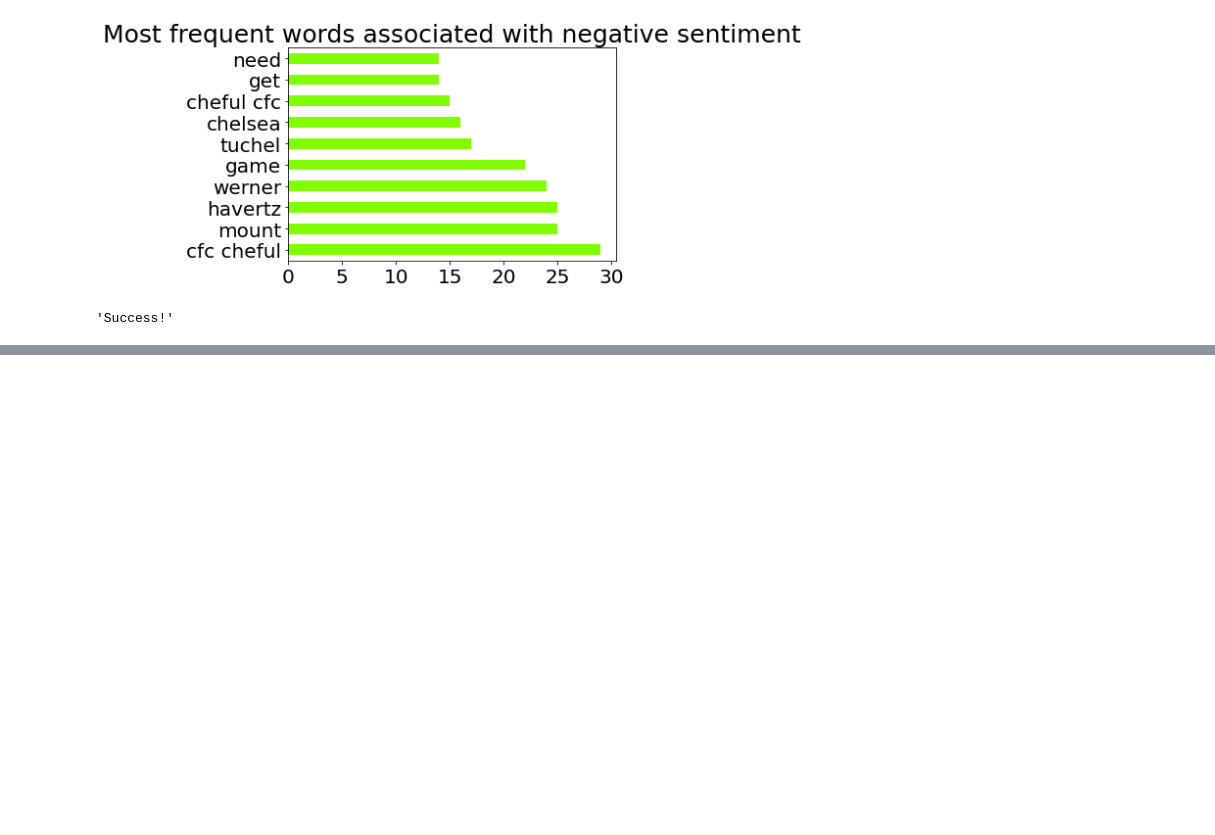
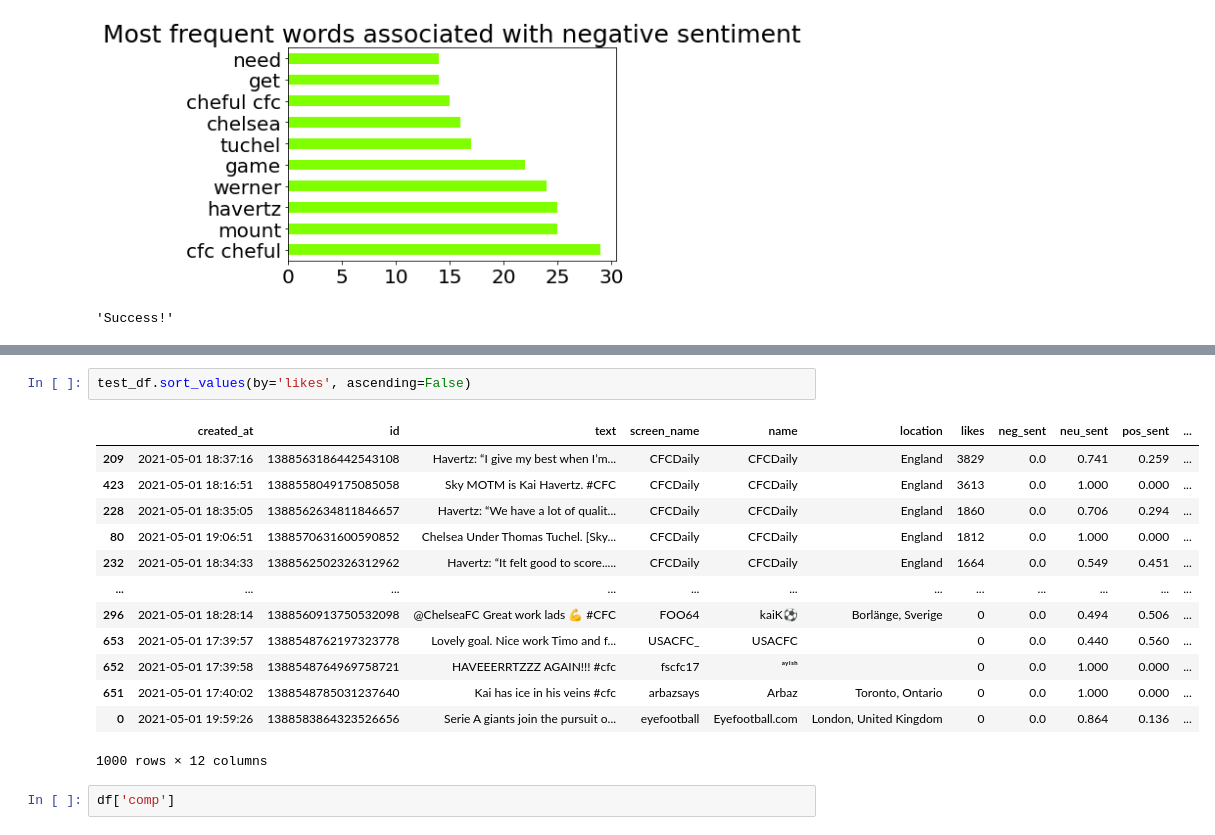
Before and after one commit to griffinwt/desent, a Jupyter notebook: Desent_func.ipynb, the cells around one changed output, grey strips where cells are left out. Cells and saved outputs as stored; diff of their text form; blank space fills up the shorter version.

```diff
--- a/Desent_func.ipynb
+++ b/Desent_func.ipynb
@@ -110,0 +147,18 @@ desent('#cfc')
+# %%
+test_df.sort_values(by='likes', ascending=False)
+# %% [output]
+|  | created_at | id | text | screen_name | name | location | likes | neg_sent | neu_sent | pos_sent | ... |
+| 209 | 2021-05-01 18:37:16 | 1388563186442543108 | Havertz: “I give my best when I’m... | CFCDaily | CFCDaily | England | 3829 | 0.0 | 0.741 | 0.259 | ... |
+| 423 | 2021-05-01 18:16:51 | 1388558049175085058 | Sky MOTM is Kai Havertz. #CFC | CFCDaily | CFCDaily | England | 3613 | 0.0 | 1.000 | 0.000 | ... |
+| 228 | 2021-05-01 18:35:05 | 1388562634811846657 | Havertz: “We have a lot of qualit... | CFCDaily | CFCDaily | England | 1860 | 0.0 | 0.706 | 0.294 | ... |
+| 80 | 2021-05-01 19:06:51 | 1388570631600590852 | Chelsea Under Thomas Tuchel. [Sky... | CFCDaily | CFCDaily | England | 1812 | 0.0 | 1.000 | 0.000 | ... |
+| 232 | 2021-05-01 18:34:33 | 1388562502326312962 | Havertz: “It felt good to score..... | CFCDaily | CFCDaily | England | 1664 | 0.0 | 0.549 | 0.451 | ... |
+| ... | ... | ... | ... | ... | ... | ... | ... | ... | ... | ... | ... |
+| 296 | 2021-05-01 18:28:14 | 1388560913750532098 | @ChelseaFC Great work lads 💪 #CFC | FOO64 | kaiK⚽ | Borlänge, Sverige | 0 | 0.0 | 0.494 | 0.506 | ... |
+| 653 | 2021-05-01 17:39:57 | 1388548762197323778 | Lovely goal. Nice work Timo and f... | USACFC_ | USACFC |  | 0 | 0.0 | 0.440 | 0.560 | ... |
+| 652 | 2021-05-01 17:39:58 | 1388548764969758721 | HAVEEERRTZZZ AGAIN!!! #cfc | fscfc17 | ᵃʸⁱˢʰ |  | 0 | 0.0 | 1.000 | 0.000 | ... |
+| 651 | 2021-05-01 17:40:02 | 1388548785031237640 | Kai has ice in his veins #cfc | arbazsays | Arbaz | Toronto, Ontario | 0 | 0.0 | 1.000 | 0.000 | ... |
+| 0 | 2021-05-01 19:59:26 | 1388583864323526656 | Serie A giants join the pursuit o... | eyefootball | Eyefootball.com | London, United Kingdom | 0 | 0.0 | 0.864 | 0.136 | ... |
+1000 rows × 12 columns
+# %%
+df['comp']
```
Also changed, not shown: parts of 3 cells of this notebook.
